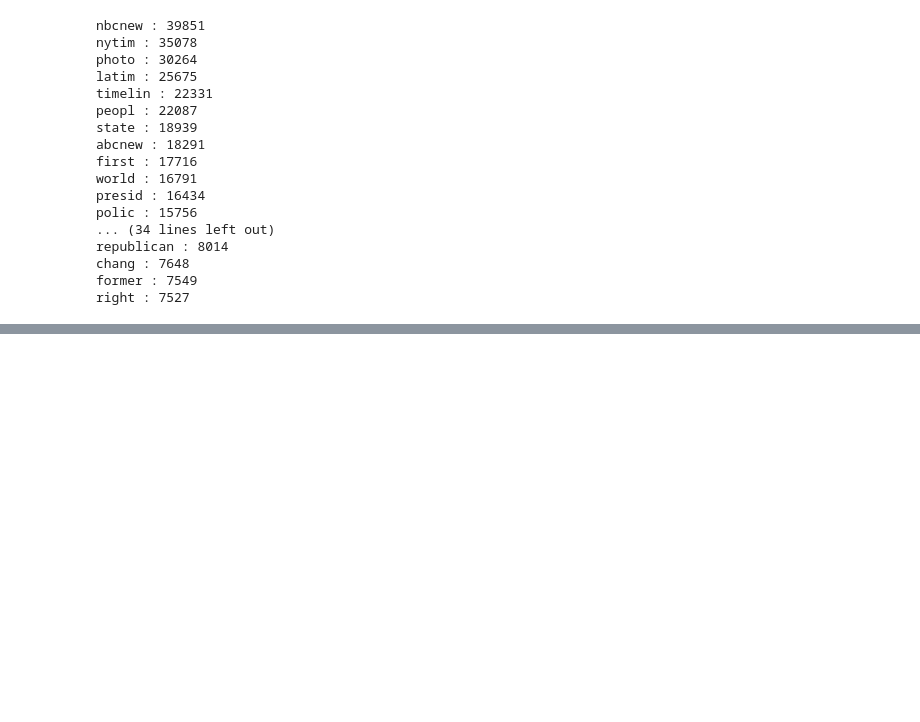
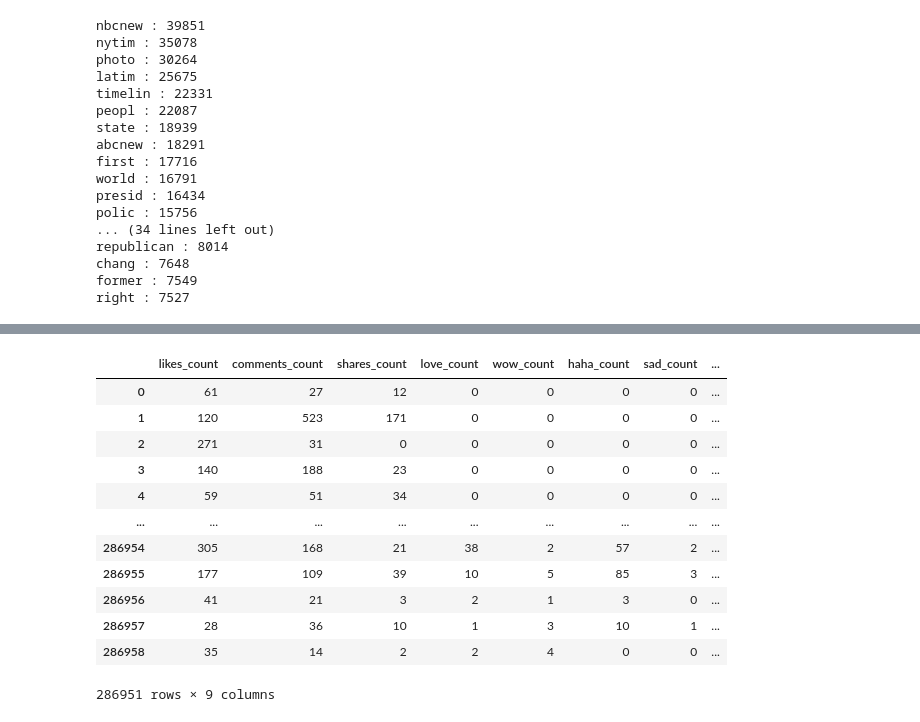
Before and after one commit to Akhil-Theerthala/Engagement-analysis-for-news-posts, a Jupyter notebook: Analysis.ipynb, the cells around one changed output, grey strips where cells are left out. Saved outputs shown, nothing was run; the diff lists cells and outputs as text; code cells hidden in the pictures; blank space fills up the shorter version.

```diff
--- a/Analysis.ipynb
+++ b/Analysis.ipynb
@@ -375,0 +528,16 @@ Number of topics: 4
+# %%
+target_df
+# %% [output]
+|  | likes_count | comments_count | shares_count | love_count | wow_count | haha_count | sad_count | ... |
+| 0 | 61 | 27 | 12 | 0 | 0 | 0 | 0 | ... |
+| 1 | 120 | 523 | 171 | 0 | 0 | 0 | 0 | ... |
+| 2 | 271 | 31 | 0 | 0 | 0 | 0 | 0 | ... |
+| 3 | 140 | 188 | 23 | 0 | 0 | 0 | 0 | ... |
+| 4 | 59 | 51 | 34 | 0 | 0 | 0 | 0 | ... |
+| ... | ... | ... | ... | ... | ... | ... | ... | ... |
+| 286954 | 305 | 168 | 21 | 38 | 2 | 57 | 2 | ... |
+| 286955 | 177 | 109 | 39 | 10 | 5 | 85 | 3 | ... |
+| 286956 | 41 | 21 | 3 | 2 | 1 | 3 | 0 | ... |
+| 286957 | 28 | 36 | 10 | 1 | 3 | 10 | 1 | ... |
+| 286958 | 35 | 14 | 2 | 2 | 4 | 0 | 0 | ... |
+286951 rows × 9 columns
```
Also changed, not shown: parts of 28 cells of this notebook, 5 other files.
